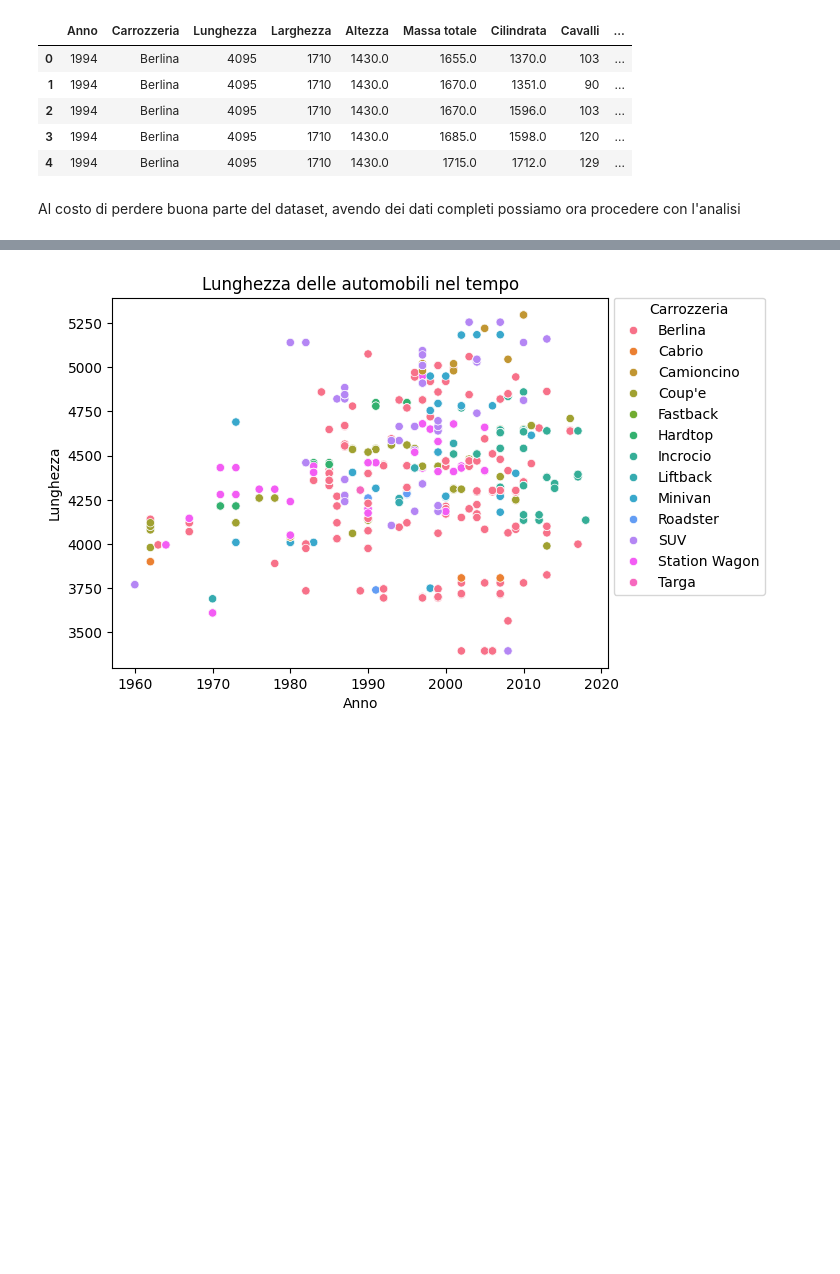
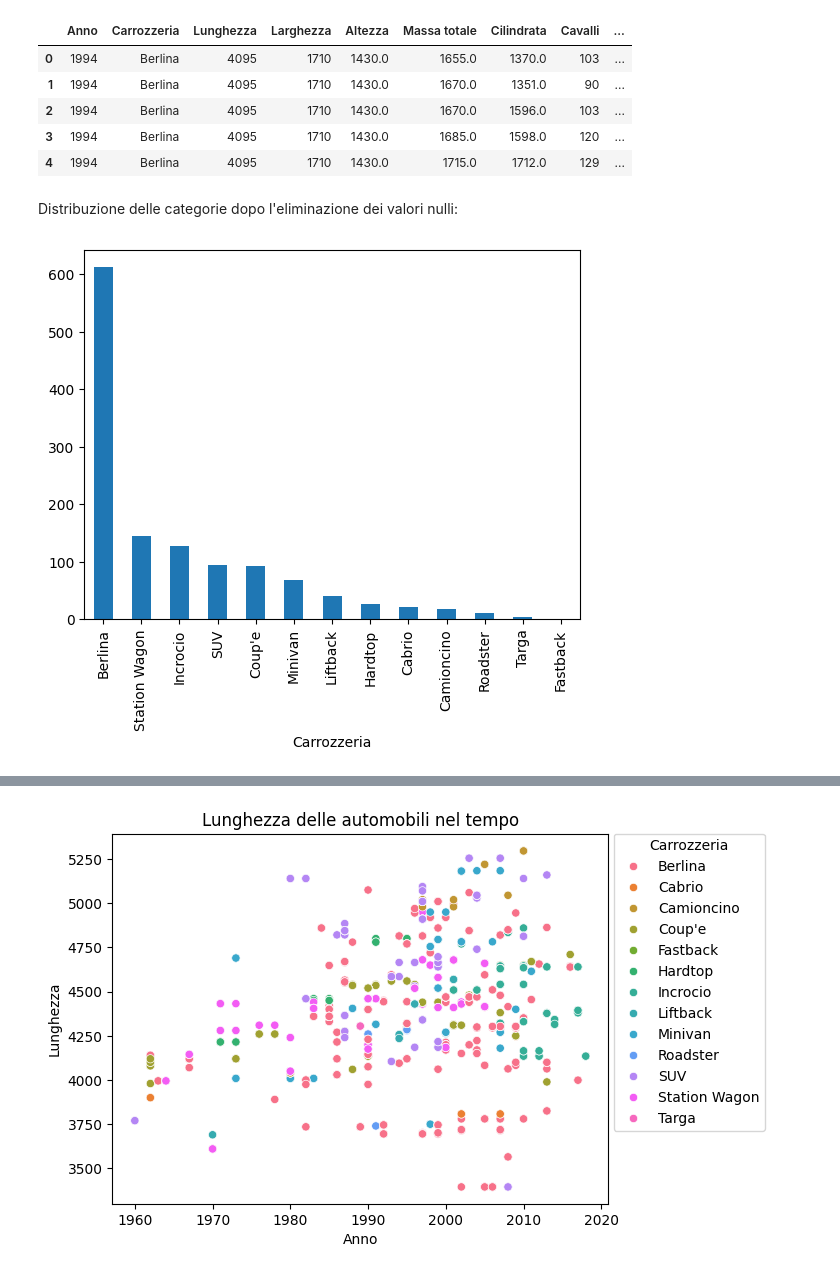
Before and after one commit to JacopoFoschi2/ElaboratoBigData, a Jupyter notebook: big_data.ipynb, the cells around one changed output, grey strips where cells are left out. Drawn from its saved outputs; the diff is of its cells as text; code cells hidden in the pictures; blank space fills up the shorter version.

```diff
--- a/big_data.ipynb
+++ b/big_data.ipynb
@@ -160,5 +166,9 @@ df.head()
 | 2 | 1994 | Berlina | 4095 | 1710 | 1430.0 | 1670.0 | 1596.0 | 103 | ... |
 | 3 | 1994 | Berlina | 4095 | 1710 | 1430.0 | 1685.0 | 1598.0 | 120 | ... |
 | 4 | 1994 | Berlina | 4095 | 1710 | 1430.0 | 1715.0 | 1712.0 | 129 | ... |
-# %% [markdown]
-Al costo di perdere buona parte del dataset, avendo dei dati completi possiamo ora procedere con l'analisi
+# %% [markdown]
+Distribuzione delle categorie dopo l'eliminazione dei valori nulli:
+# %%
+df['Carrozzeria'].value_counts().plot(kind='bar');
+# %% [output]
+[figure, added]
```
Also changed, not shown: parts of 69 cells of this notebook.
